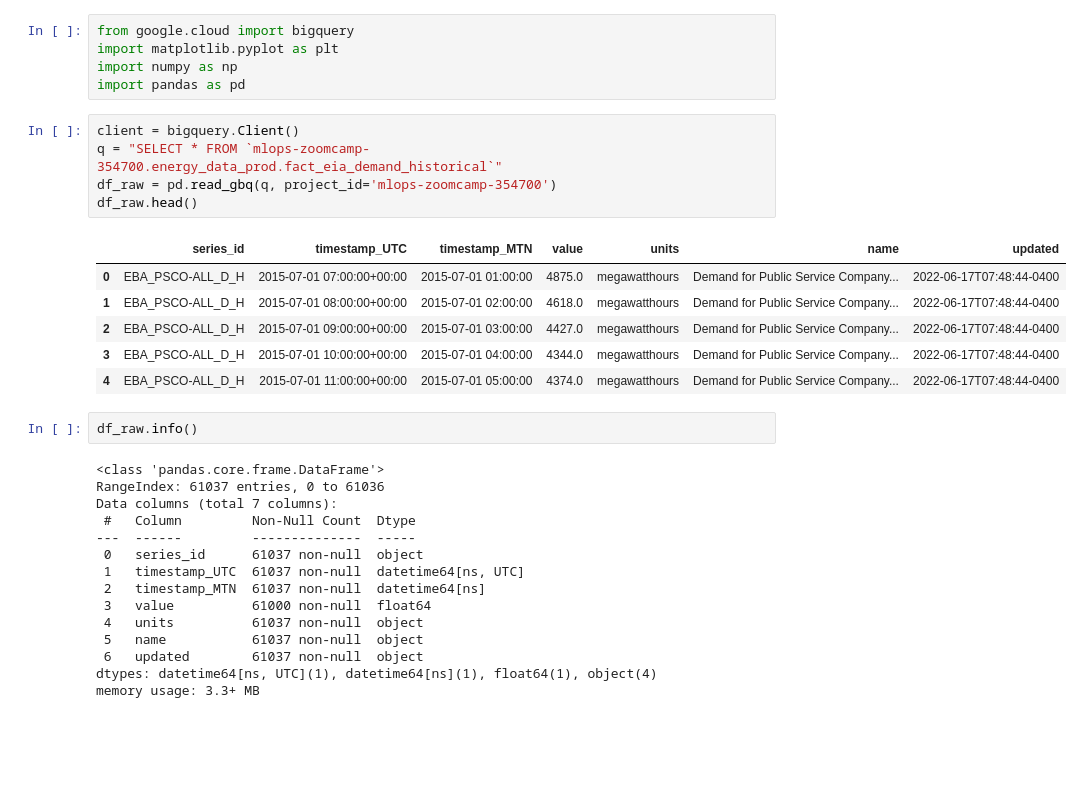
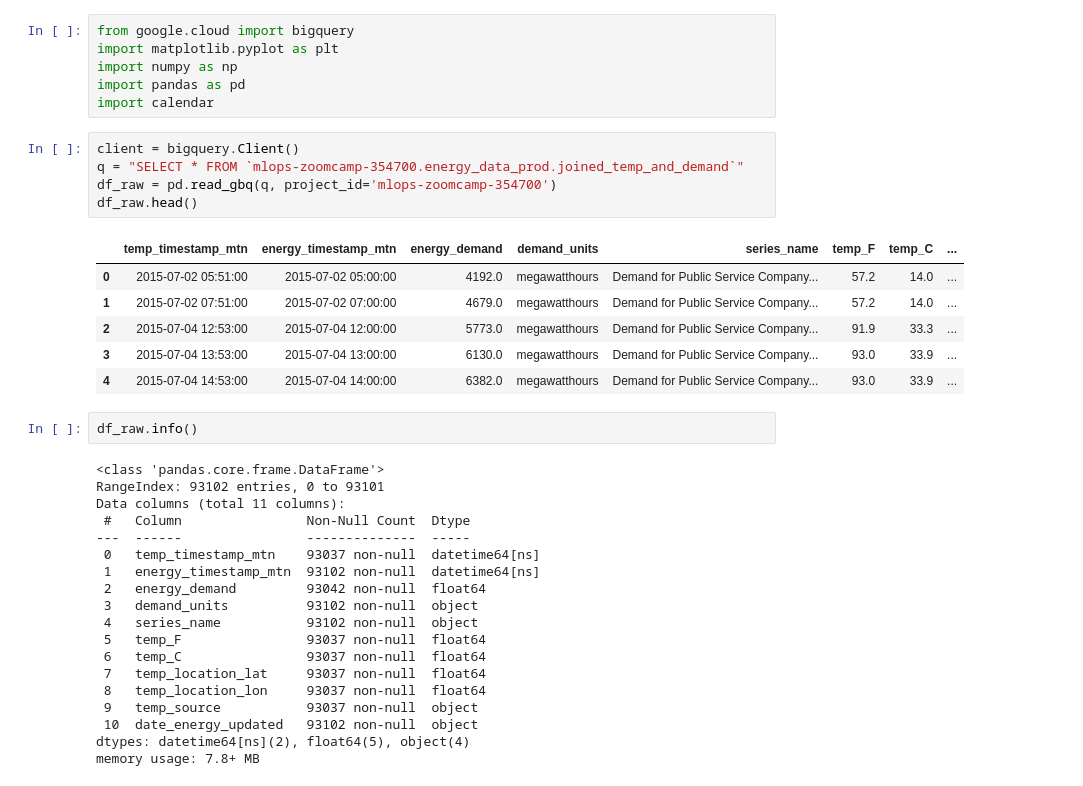
Before and after one commit to mharty3/energy_data_capstone, a Jupyter notebook: 05_model_training/01_EDA.ipynb, the cells around one changed output. Drawn from its saved outputs; the diff is of its cells as text; blank space fills up the shorter version.

```diff
--- a/05_model_training/01_EDA.ipynb
+++ b/05_model_training/01_EDA.ipynb
@@ -3,32 +3,37 @@ from google.cloud import bigquery
 import matplotlib.pyplot as plt
 import numpy as np
 import pandas as pd
+import calendar
 # %%
 client = bigquery.Client()
-q = "SELECT * FROM `mlops-zoomcamp-354700.energy_data_prod.fact_eia_demand_historical`"
+q = "SELECT * FROM `mlops-zoomcamp-354700.energy_data_prod.joined_temp_and_demand`"
 df_raw = pd.read_gbq(q, project_id='mlops-zoomcamp-354700')
 df_raw.head()
 # %% [output]
-|  | series_id | timestamp_UTC | timestamp_MTN | value | units | name | updated |
-| 0 | EBA_PSCO-ALL_D_H | 2015-07-01 07:00:00+00:00 | 2015-07-01 01:00:00 | 4875.0 | megawatthours | Demand for Public Service Company... | 2022-06-17T07:48:44-0400 |
-| 1 | EBA_PSCO-ALL_D_H | 2015-07-01 08:00:00+00:00 | 2015-07-01 02:00:00 | 4618.0 | megawatthours | Demand for Public Service Company... | 2022-06-17T07:48:44-0400 |
-| 2 | EBA_PSCO-ALL_D_H | 2015-07-01 09:00:00+00:00 | 2015-07-01 03:00:00 | 4427.0 | megawatthours | Demand for Public Service Company... | 2022-06-17T07:48:44-0400 |
-| 3 | EBA_PSCO-ALL_D_H | 2015-07-01 10:00:00+00:00 | 2015-07-01 04:00:00 | 4344.0 | megawatthours | Demand for Public Service Company... | 2022-06-17T07:48:44-0400 |
-| 4 | EBA_PSCO-ALL_D_H | 2015-07-01 11:00:00+00:00 | 2015-07-01 05:00:00 | 4374.0 | megawatthours | Demand for Public Service Company... | 2022-06-17T07:48:44-0400 |
+|  | temp_timestamp_mtn | energy_timestamp_mtn | energy_demand | demand_units | series_name | temp_F | temp_C | ... |
+| 0 | 2015-07-02 05:51:00 | 2015-07-02 05:00:00 | 4192.0 | megawatthours | Demand for Public Service Company... | 57.2 | 14.0 | ... |
+| 1 | 2015-07-02 07:51:00 | 2015-07-02 07:00:00 | 4679.0 | megawatthours | Demand for Public Service Company... | 57.2 | 14.0 | ... |
+| 2 | 2015-07-04 12:53:00 | 2015-07-04 12:00:00 | 5773.0 | megawatthours | Demand for Public Service Company... | 91.9 | 33.3 | ... |
+| 3 | 2015-07-04 13:53:00 | 2015-07-04 13:00:00 | 6130.0 | megawatthours | Demand for Public Service Company... | 93.0 | 33.9 | ... |
+| 4 | 2015-07-04 14:53:00 | 2015-07-04 14:00:00 | 6382.0 | megawatthours | Demand for Public Service Company... | 93.0 | 33.9 | ... |
 # %%
 df_raw.info()
 # %% [output]
 <class 'pandas.core.frame.DataFrame'>
-RangeIndex: 61037 entries, 0 to 61036
-Data columns (total 7 columns):
- #   Column         Non-Null Count  Dtype
----  ------         --------------  -----
- 0   series_id      61037 non-null  object
- 1   timestamp_UTC  61037 non-null  datetime64[ns, UTC]
- 2   timestamp_MTN  61037 non-null  datetime64[ns]
- 3   value          61000 non-null  float64
- 4   units          61037 non-null  object
- 5   name           61037 non-null  object
- 6   updated        61037 non-null  object
-dtypes: datetime64[ns, UTC](1), datetime64[ns](1), float64(1), object(4)
-memory usage: 3.3+ MB
+RangeIndex: 93102 entries, 0 to 93101
+Data columns (total 11 columns):
+ #   Column                Non-Null Count  Dtype
+---  ------                --------------  -----
+ 0   temp_timestamp_mtn    93037 non-null  datetime64[ns]
+ 1   energy_timestamp_mtn  93102 non-null  datetime64[ns]
+ 2   energy_demand         93042 non-null  float64
+ 3   demand_units          93102 non-null  object
+ 4   series_name           93102 non-null  object
+ 5   temp_F                93037 non-null  float64
+ 6   temp_C                93037 non-null  float64
+ 7   temp_location_lat     93037 non-null  float64
+ 8   temp_location_lon     93037 non-null  float64
+ 9   temp_source           93037 non-null  object
+ 10  date_energy_updated   93102 non-null  object
+dtypes: datetime64[ns](2), float64(5), object(4)
+memory usage: 7.8+ MB
```
Also changed, not shown: parts of 19 cells of this notebook, 1 other file.
